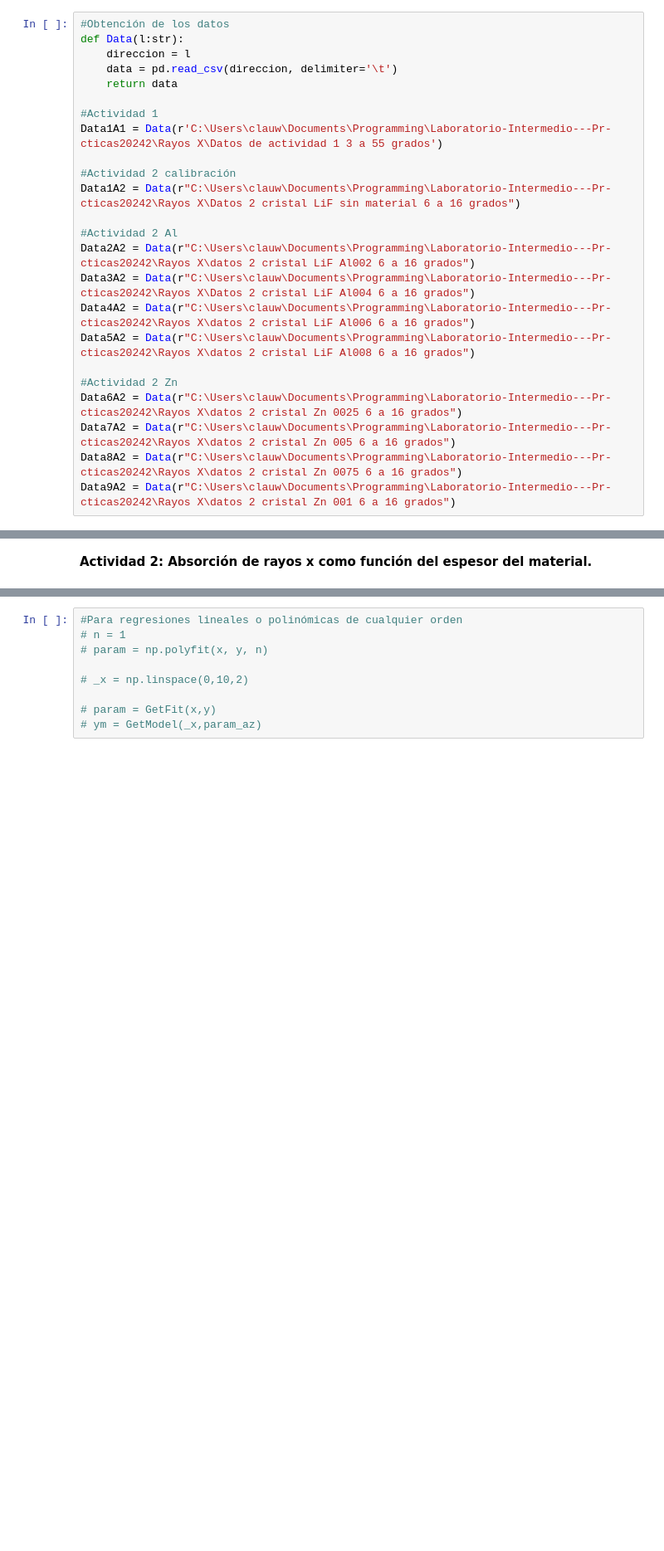
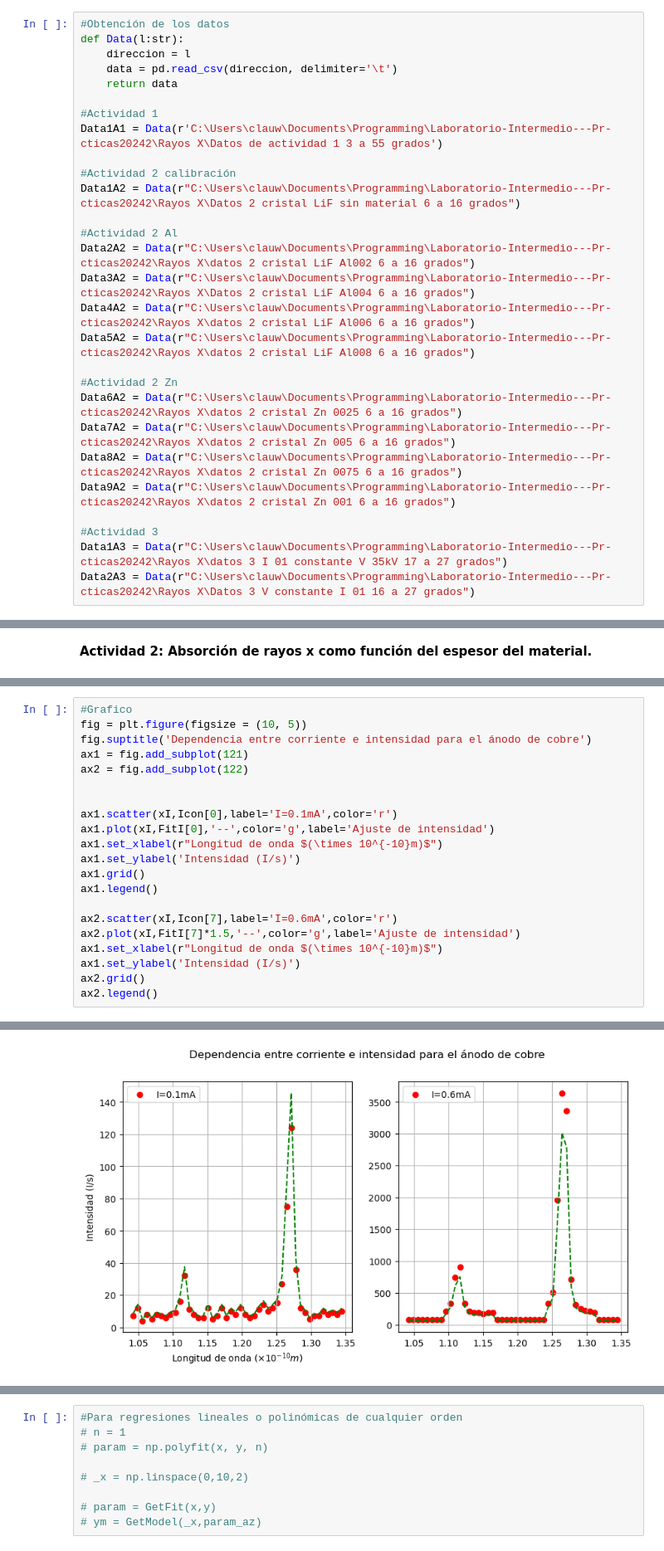
Before and after one commit to ccuellarn/Laboratorio-Intermedio---Pr-cticas20242, a Jupyter notebook: Rayos X/Rayos X.ipynb, the cells around one changed output, grey strips where cells are left out. Shown at 83% size. Saved outputs shown, nothing was run; the diff lists cells and outputs as text; blank space fills up the shorter version.

```diff
--- a/Rayos X/Rayos X.ipynb
+++ b/Rayos X/Rayos X.ipynb
@@ -31,5 +31,9 @@ Data6A2 = Data(r"C:\Users\clauw\Documents\Programming\Laboratorio-Intermedio---P
 Data7A2 = Data(r"C:\Users\clauw\Documents\Programming\Laboratorio-Intermedio---Pr-cticas20242\Rayos X\datos 2 cristal Zn 005 6 a 16 grados")
 Data8A2 = Data(r"C:\Users\clauw\Documents\Programming\Laboratorio-Intermedio---Pr-cticas20242\Rayos X\datos 2 cristal Zn 0075 6 a 16 grados")
 Data9A2 = Data(r"C:\Users\clauw\Documents\Programming\Laboratorio-Intermedio---Pr-cticas20242\Rayos X\datos 2 cristal Zn 001 6 a 16 grados")
+
+#Actividad 3
+Data1A3 = Data(r"C:\Users\clauw\Documents\Programming\Laboratorio-Intermedio---Pr-cticas20242\Rayos X\datos 3 I 01 constante V 35kV 17 a 27 grados")
+Data2A3 = Data(r"C:\Users\clauw\Documents\Programming\Laboratorio-Intermedio---Pr-cticas20242\Rayos X\Datos 3 V constante I 01 16 a 27 grados")
 # %% [markdown]
 **Actividad 1: Rayos x característicos del cobre.**
@@ -198,0 +386,22 @@ plt.show()
+# %%
+#Grafico
+fig = plt.figure(figsize = (10, 5))
+fig.suptitle('Dependencia entre corriente e intensidad para el ánodo de cobre')
+ax1 = fig.add_subplot(121)
+ax2 = fig.add_subplot(122)
+
+
+ax1.scatter(xI,Icon[0],label='I=0.1mA',color='r')
+ax1.plot(xI,FitI[0],'--',color='g',label='Ajuste de intensidad')
+ax1.set_xlabel(r"Longitud de onda $(\times 10^{-10}m)$")
+ax1.set_ylabel('Intensidad (I/s)')
+ax1.grid()
+ax1.legend()
+
+ax2.scatter(xI,Icon[7],label='I=0.6mA',color='r')
+ax2.plot(xI,FitI[7]*1.5,'--',color='g',label='Ajuste de intensidad')
+ax1.set_xlabel(r"Longitud de onda $(\times 10^{-10}m)$")
+ax1.set_ylabel('Intensidad (I/s)')
+ax2.grid()
+ax2.legend()
+# %% [output]
@@ -198,0 +409 @@ plt.show()
+[figure, added]
```
Also changed, not shown: parts of 13 cells of this notebook, 12 other files.
